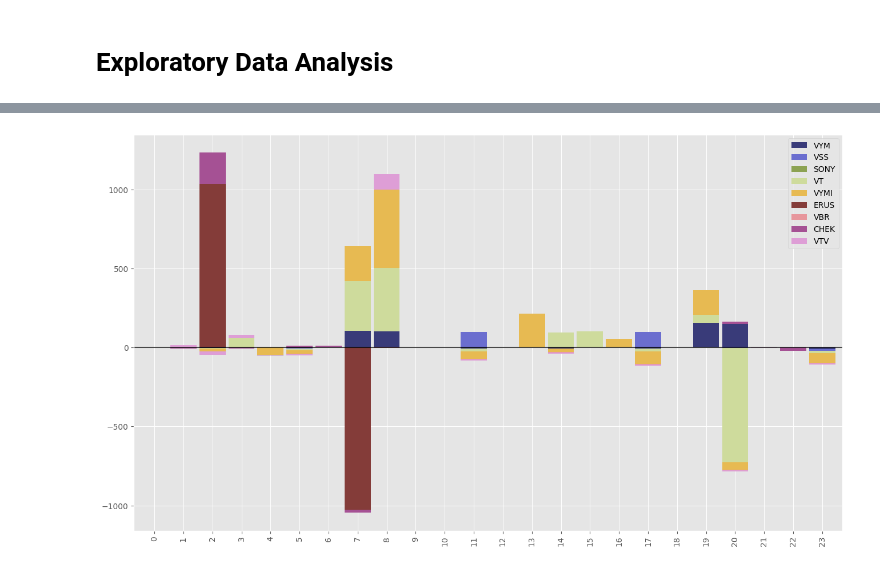
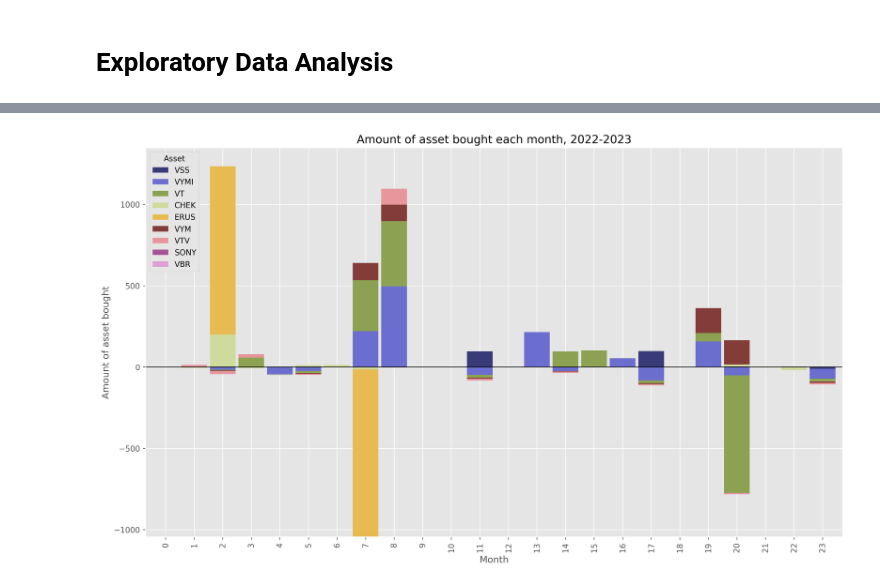
Before and after one commit to vincenzojrs/MrRipStrategyAnalysis, a Jupyter notebook: main.ipynb, the cells around one changed output, grey strips where cells are left out. Drawn from its saved outputs; the diff is of its cells as text; code cells hidden in the pictures.

```diff
--- a/main.ipynb
+++ b/main.ipynb
@@ -204,6 +187,13 @@ plt.show()
+# %%
+amount_data, price_data = data_2022_2023.get_difference("amount"), data_2022_2023.get_difference("price", pct_change = True)
 # %%
-test.plot(kind = 'bar', figsize = (16,9), stacked = True, width = 0.9, colormap = 'tab20b')
+amount_data.to_pandas().plot(kind = 'bar', figsize = (16,9), stacked = True, width = 0.9, colormap = 'tab20b')
+plt.gcf().set_dpi(300)
+plt.xlabel('Month')
+plt.ylabel('Amount of asset bought')
+plt.title('Amount of asset bought each month, 2022-2023')
+plt.legend(title='Asset', loc='upper left')
 plt.axhline(y = 0, color = 'black', alpha = 0.7)
 plt.show()
 # %% [output]
-[figure, old version]
+[figure, new version]
```
Also changed, not shown: parts of 8 cells of this notebook, 1 other file.
